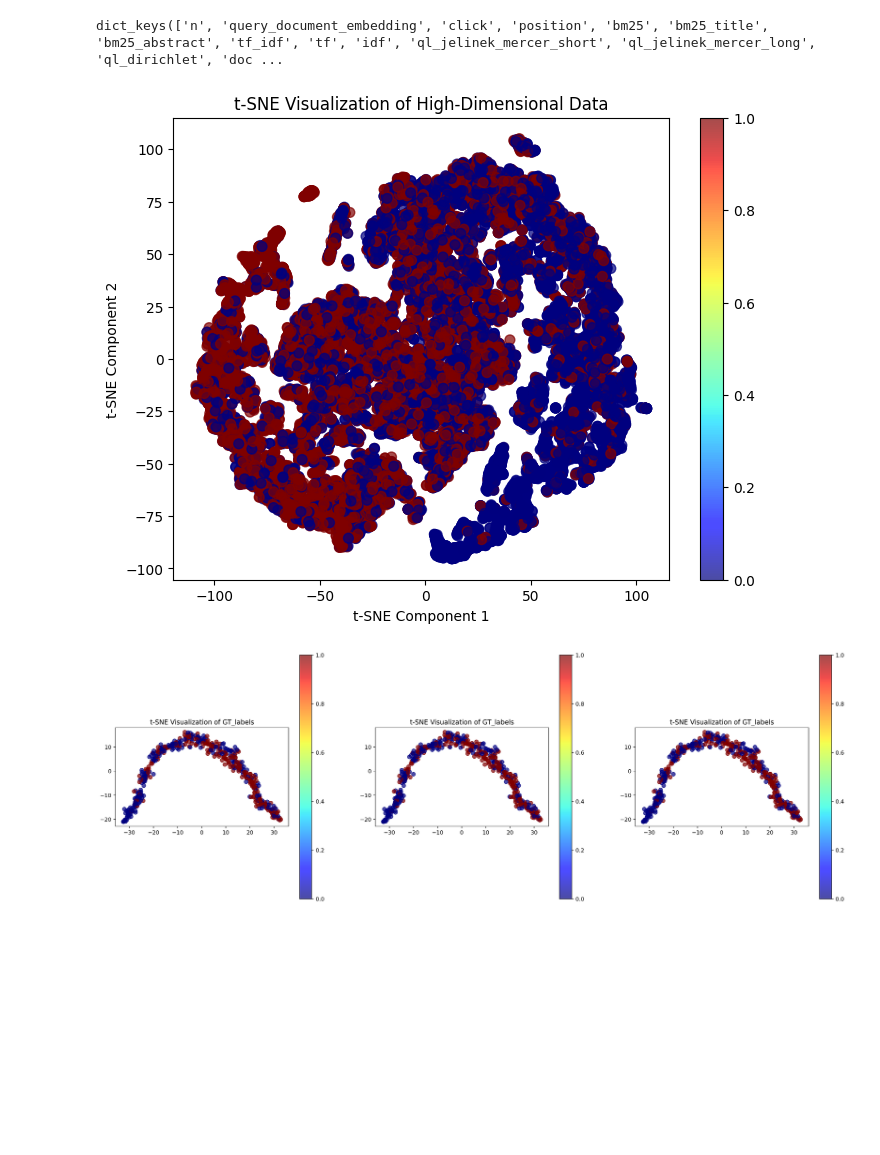
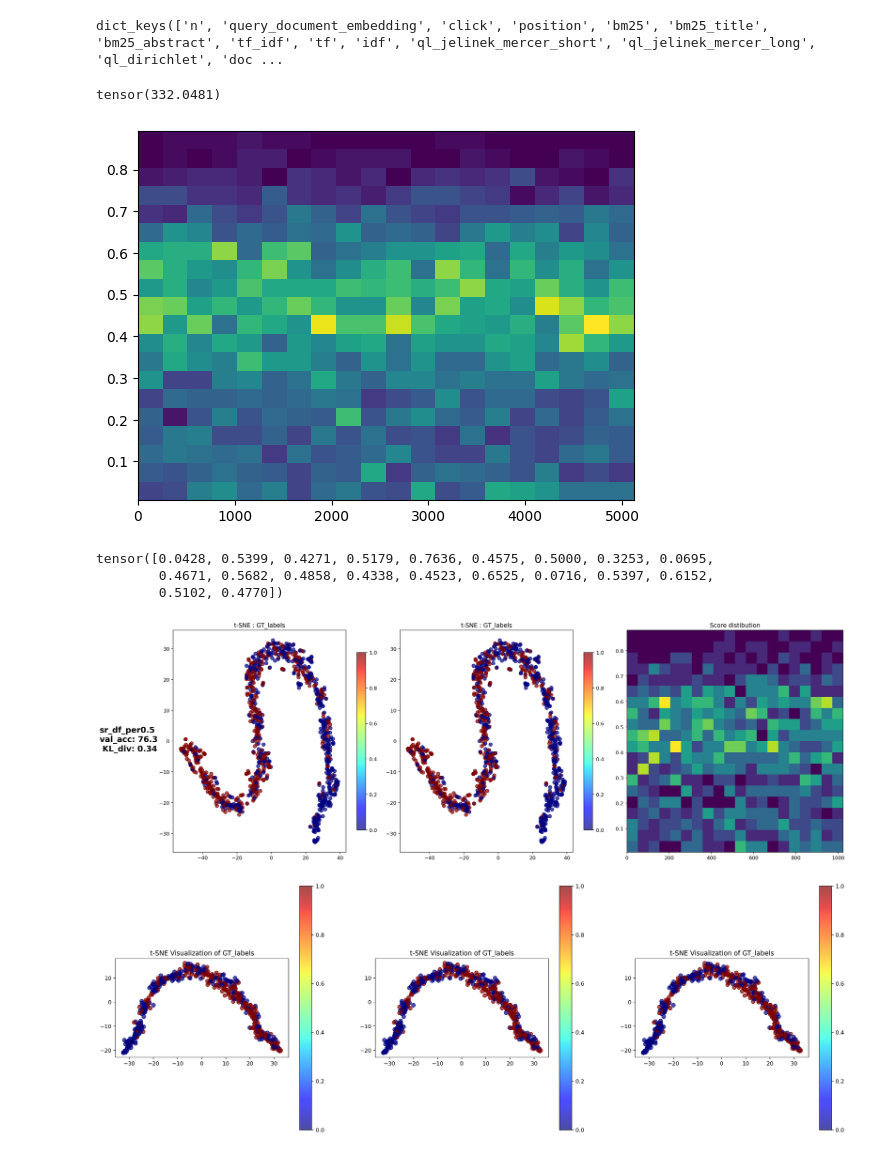
Before and after one commit to GauravBh1010tt/RewardRank, a Jupyter notebook: temp.ipynb, the cells around one changed output. Cells and saved outputs as stored; diff of their text form; code cells hidden in the pictures; blank space fills up the shorter version.

Commit message:
adding multiple sampling + ULTR models

```diff
--- a/temp.ipynb
+++ b/temp.ipynb
@@ -179,24 +179,37 @@ import torch
 def plot(model, dim=780, n_viz=1, title='GT_labels',saved_path='../cf_ranking/outputs/'):
     a = torch.load(saved_path+model+'/saved_cls')
     b = torch.load(saved_path+model+'/saved_label')
+    c = torch.load('../cf_ranking/outputs/soft_0.8_0.05/saved_prob')
 
     a1 = tsne.fit_transform(a[0:n_viz].view(-1,dim))
     #plt.figure(figsize=(8, 6))
 
     fig, ax = plt.subplots(1, 3, figsize=(24,8), dpi=220)
+    #fig.suptitle('Common Title for All Subplots', fontsize=30)
+    fig.text(0.04, 0.5, 'sr_df_per0.5\nval_acc: '+str(76.3)+'\n KL_div: '+str(0.34), va='center', fontsize=16, fontweight='bold')
+    plt.subplots_adjust(wspace=0.05, hspace=0.1)
 
     scatter = []
+    flag = 0
 
-    for i in ax:
+    for i in ax[:-1]:
         scatter.append(i.scatter(a1[:, 0], a1[:, 1], c=b[0:n_viz].view(-1), cmap='jet', s=50, alpha=0.7))
 
     # Add a colorbar
-        plt.colorbar(scatter[-1])
+        #if flag == 2:
+        plt.colorbar(scatter[-1], shrink=0.8)
+        # flag+=1
 
-        i.set_title("t-SNE Visualization of "+title)
+        i.set_title("t-SNE : "+title)
         #i.xlabel("t-SNE Component 1")
         #i.ylabel("t-SNE Component 2")
         i.plot()
-        i.set_aspect('equal')
+        #i.set_aspect('equal')
+
+    ax[2].hist2d(range(len(c[0:n_viz].view(-1))), c[0:n_viz].view(-1), bins=20)
+    ax[2].set_title("Score distibution")
+    ax[2].plot()
+    #ax[2].set_aspect('equal')
+    #plt.tight_layout()
 
     plt.savefig('test.jpg', bbox_inches='tight', pad_inches=0.1)
@@ -203,8 +247,29 @@ def plot(model, dim=780, n_viz=1, title='GT_labels',saved_path='../cf_ranking/ou
+# %%
+distance_between_probabilities(b,torch.rand_like(b))
+# %% [output]
+tensor(332.0481)
+# %%
+from scipy.interpolate import make_interp_spline
+from scipy.ndimage.filters import gaussian_filter1d
+x,y = range(1024*5),b[0:5].view(-1)
+#spl = make_interp_spline(x,y)
+#y = gaussian_filter1d(y, sigma=5)
+#plt.plot(x,y, linestyle='-')
+plt.hist2d(x,y,bins=20);
+#plt.bar(x,y)
+# %% [output]
+[figure, added]
+# %%
+y[0:20]
+# %% [output]
+tensor([0.0428, 0.5399, 0.4271, 0.5179, 0.7636, 0.4575, 0.5000, 0.3253, 0.0695,
+        0.4671, 0.5682, 0.4858, 0.4338, 0.4523, 0.6525, 0.0716, 0.5397, 0.6152,
+        0.5102, 0.4770])
 # %%
 model='sr_df'
-plot(model,n_viz=50)
+plot(model,n_viz=1)
 # %% [output]
-[figure, old version]
+[figure, new version]
 # %%
 model='ep40_drp15_wd4'
 plot(model, dim=768, n_viz=50, saved_path='../outputs/')
```
Also changed, not shown: parts of 17 cells of this notebook, 4 other files.
